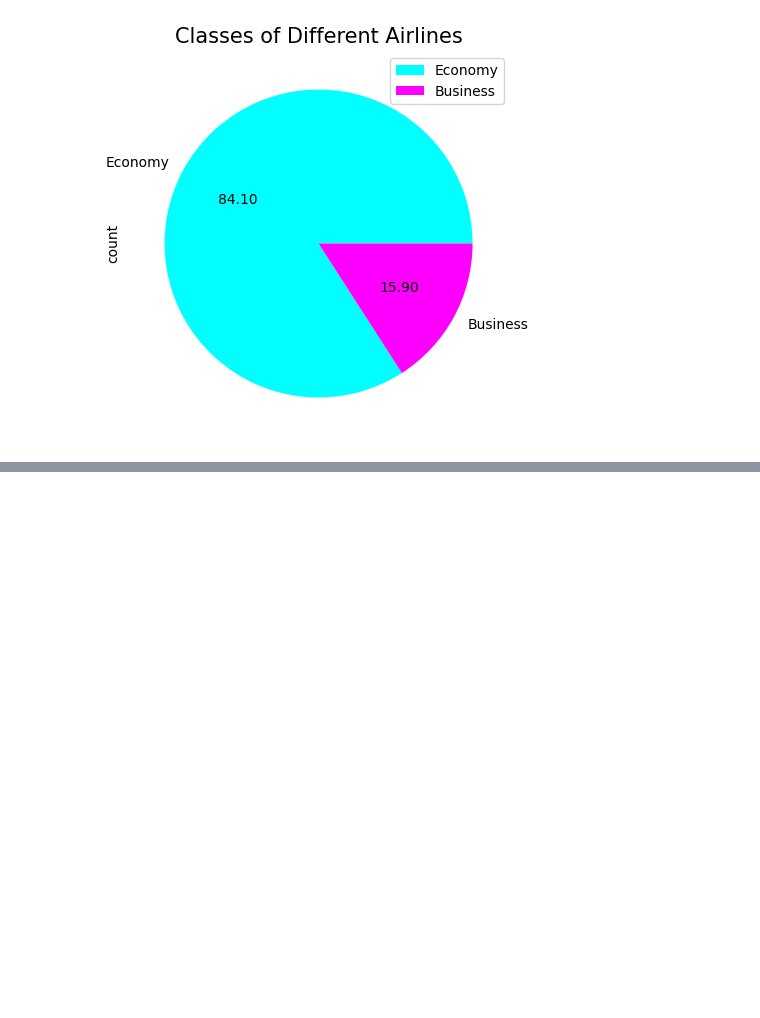
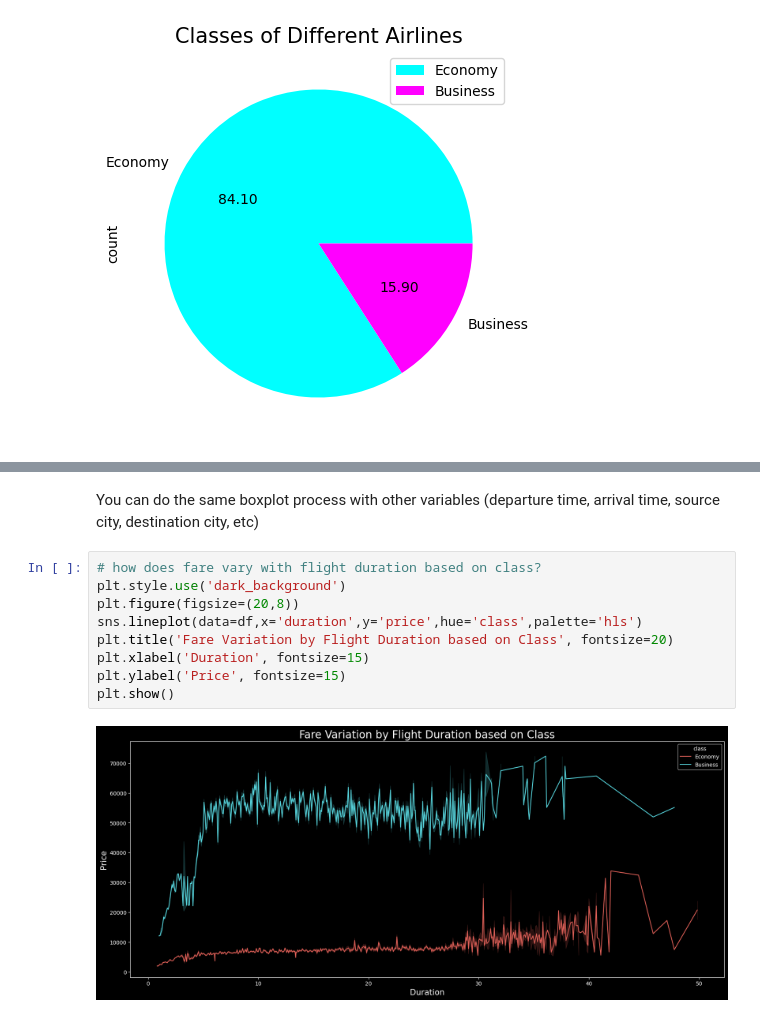
Before and after one commit to josephcabezas/Flight-Fare-Prediction, a Jupyter notebook: FlightFarePrediction.ipynb, the cells around one changed output, grey strips where cells are left out. Saved outputs shown, nothing was run; the diff lists cells and outputs as text; blank space fills up the shorter version.

```diff
--- a/FlightFarePrediction.ipynb
+++ b/FlightFarePrediction.ipynb
@@ -113,0 +146,13 @@ plt.show()
+# %% [markdown]
+You can do the same boxplot process with other variables (departure time, arrival time, source city, destination city, etc)
+# %%
+# how does fare vary with flight duration based on class?
+plt.style.use('dark_background')
+plt.figure(figsize=(20,8))
+sns.lineplot(data=df,x='duration',y='price',hue='class',palette='hls')
+plt.title('Fare Variation by Flight Duration based on Class', fontsize=20)
+plt.xlabel('Duration', fontsize=15)
+plt.ylabel('Price', fontsize=15)
+plt.show()
+# %% [output]
+[figure, added]
```
Also changed, not shown: parts of 21 cells of this notebook.
